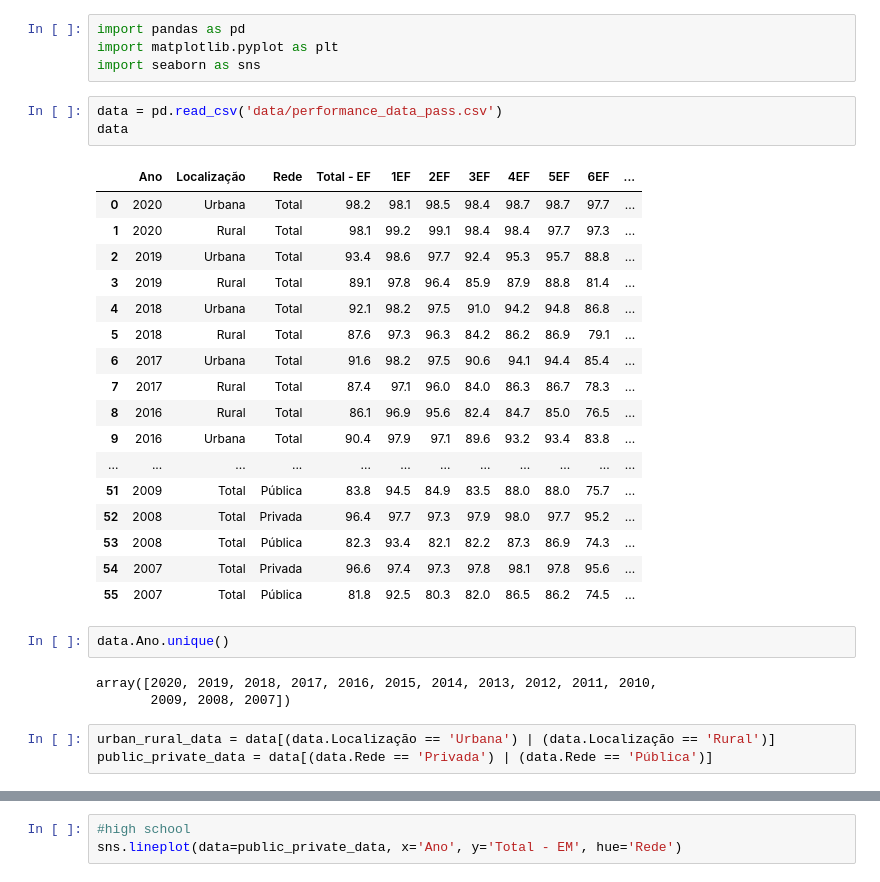
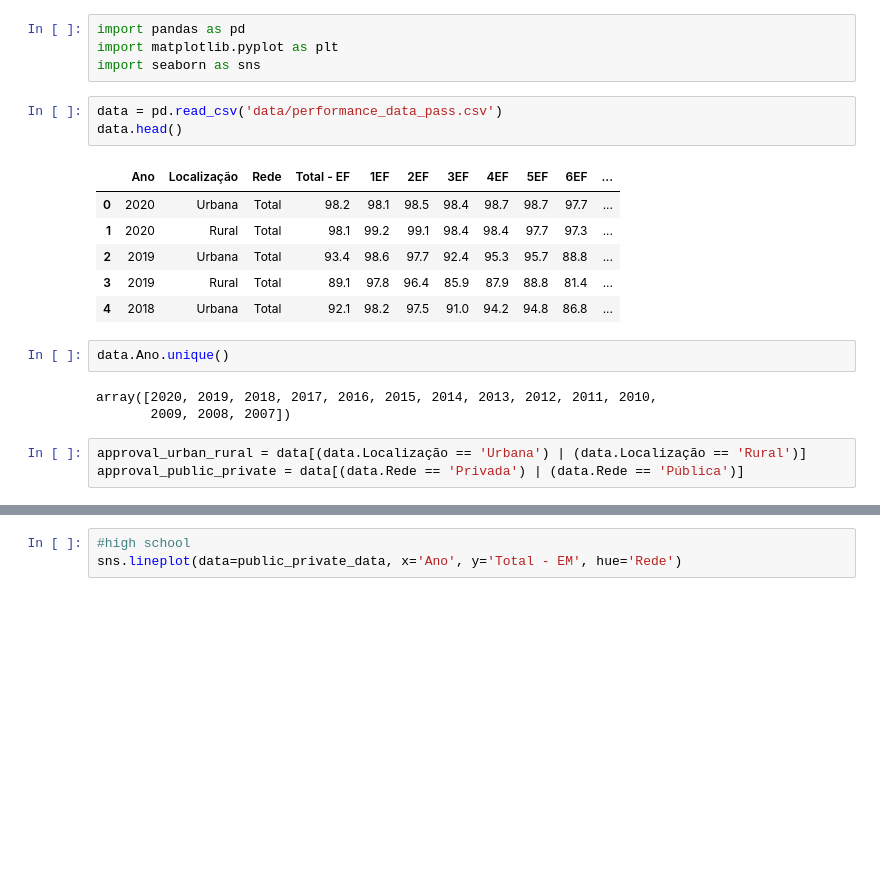
Before and after one commit to aianshay/covid-impacts-on-education, a Jupyter notebook: viz_rq3_rq4.ipynb, the cells around one changed output, grey strips where cells are left out. Saved outputs shown, nothing was run; the diff lists cells and outputs as text; blank space fills up the shorter version.

```diff
--- a/viz_rq3_rq4.ipynb
+++ b/viz_rq3_rq4.ipynb
@@ -8,30 +8,19 @@ import matplotlib.pyplot as plt
 import seaborn as sns
 # %%
 data = pd.read_csv('data/performance_data_pass.csv')
-data
+data.head()
 # %% [output]
 |  | Ano | Localização | Rede | Total - EF | 1EF | 2EF | 3EF | 4EF | 5EF | 6EF | ... |
 | 0 | 2020 | Urbana | Total | 98.2 | 98.1 | 98.5 | 98.4 | 98.7 | 98.7 | 97.7 | ... |
 | 1 | 2020 | Rural | Total | 98.1 | 99.2 | 99.1 | 98.4 | 98.4 | 97.7 | 97.3 | ... |
 | 2 | 2019 | Urbana | Total | 93.4 | 98.6 | 97.7 | 92.4 | 95.3 | 95.7 | 88.8 | ... |
 | 3 | 2019 | Rural | Total | 89.1 | 97.8 | 96.4 | 85.9 | 87.9 | 88.8 | 81.4 | ... |
 | 4 | 2018 | Urbana | Total | 92.1 | 98.2 | 97.5 | 91.0 | 94.2 | 94.8 | 86.8 | ... |
-| 5 | 2018 | Rural | Total | 87.6 | 97.3 | 96.3 | 84.2 | 86.2 | 86.9 | 79.1 | ... |
-| 6 | 2017 | Urbana | Total | 91.6 | 98.2 | 97.5 | 90.6 | 94.1 | 94.4 | 85.4 | ... |
-| 7 | 2017 | Rural | Total | 87.4 | 97.1 | 96.0 | 84.0 | 86.3 | 86.7 | 78.3 | ... |
-| 8 | 2016 | Rural | Total | 86.1 | 96.9 | 95.6 | 82.4 | 84.7 | 85.0 | 76.5 | ... |
-| 9 | 2016 | Urbana | Total | 90.4 | 97.9 | 97.1 | 89.6 | 93.2 | 93.4 | 83.8 | ... |
-| ... | ... | ... | ... | ... | ... | ... | ... | ... | ... | ... | ... |
-| 51 | 2009 | Total | Pública | 83.8 | 94.5 | 84.9 | 83.5 | 88.0 | 88.0 | 75.7 | ... |
-| 52 | 2008 | Total | Privada | 96.4 | 97.7 | 97.3 | 97.9 | 98.0 | 97.7 | 95.2 | ... |
-| 53 | 2008 | Total | Pública | 82.3 | 93.4 | 82.1 | 82.2 | 87.3 | 86.9 | 74.3 | ... |
-| 54 | 2007 | Total | Privada | 96.6 | 97.4 | 97.3 | 97.8 | 98.1 | 97.8 | 95.6 | ... |
-| 55 | 2007 | Total | Pública | 81.8 | 92.5 | 80.3 | 82.0 | 86.5 | 86.2 | 74.5 | ... |
 # %%
 data.Ano.unique()
 # %% [output]
 array([2020, 2019, 2018, 2017, 2016, 2015, 2014, 2013, 2012, 2011, 2010,
        2009, 2008, 2007])
 # %%
-urban_rural_data = data[(data.Localização == 'Urbana') | (data.Localização == 'Rural')]
-public_private_data = data[(data.Rede == 'Privada') | (data.Rede == 'Pública')]
+approval_urban_rural = data[(data.Localização == 'Urbana') | (data.Localização == 'Rural')]
+approval_public_private = data[(data.Rede == 'Privada') | (data.Rede == 'Pública')]
```
Also changed, not shown: parts of 41 cells of this notebook.
